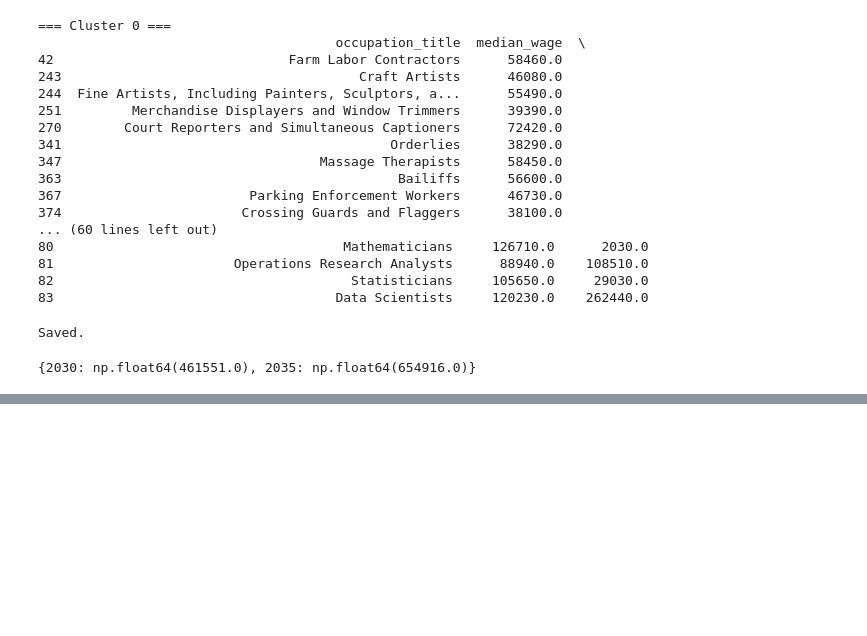
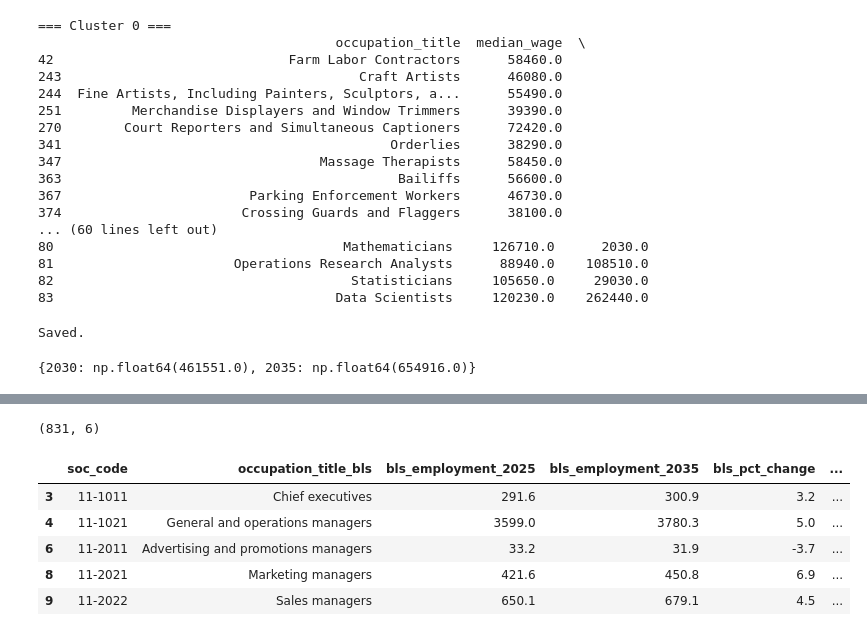
Before and after one commit to AdityaBhoite20/labor-market-intel, a Jupyter notebook: notebooks/02_ml_clustering_forecasting.ipynb, the cells around one changed output, grey strips where cells are left out. Saved outputs shown, nothing was run; the diff lists cells and outputs as text; code cells hidden in the pictures; blank space fills up the shorter version.

```diff
--- a/notebooks/02_ml_clustering_forecasting.ipynb
+++ b/notebooks/02_ml_clustering_forecasting.ipynb
@@ -276,0 +319,31 @@ ValueError: Input y contains NaN.
+# %%
+bls_official = bls_projections_raw[bls_projections_raw["Occupation type"] == "Line item"].copy()
+
+bls_official_clean = bls_official[[
+    "2025 National Employment Matrix code",
+    "2025 National Employment Matrix title",
+    "Employment, 2025",
+    "Employment, 2035",
+    "Employment change, percent, 2025–35",
+    "Median annual wage, dollars, 2025"
+]].copy()
+
+bls_official_clean = bls_official_clean.rename(columns={
+    "2025 National Employment Matrix code": "soc_code",
+    "2025 National Employment Matrix title": "occupation_title_bls",
+    "Employment, 2025": "bls_employment_2025",
+    "Employment, 2035": "bls_employment_2035",
+    "Employment change, percent, 2025–35": "bls_pct_change",
+    "Median annual wage, dollars, 2025": "bls_median_wage_2025"
+})
+
+print(bls_official_clean.shape)
+bls_official_clean.head()
+# %% [output]
+(831, 6)
+|  | soc_code | occupation_title_bls | bls_employment_2025 | bls_employment_2035 | bls_pct_change | ... |
+| 3 | 11-1011 | Chief executives | 291.6 | 300.9 | 3.2 | ... |
+| 4 | 11-1021 | General and operations managers | 3599.0 | 3780.3 | 5.0 | ... |
+| 6 | 11-2011 | Advertising and promotions managers | 33.2 | 31.9 | -3.7 | ... |
+| 8 | 11-2021 | Marketing managers | 421.6 | 450.8 | 6.9 | ... |
+| 9 | 11-2022 | Sales managers | 650.1 | 679.1 | 4.5 | ... |
```
Also changed, not shown: parts of 7 cells of this notebook.
